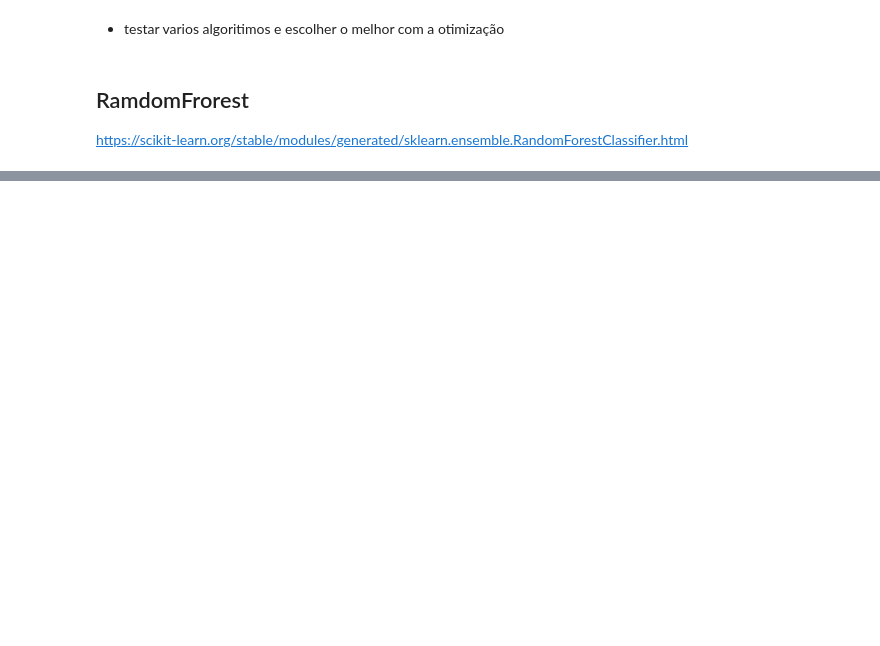
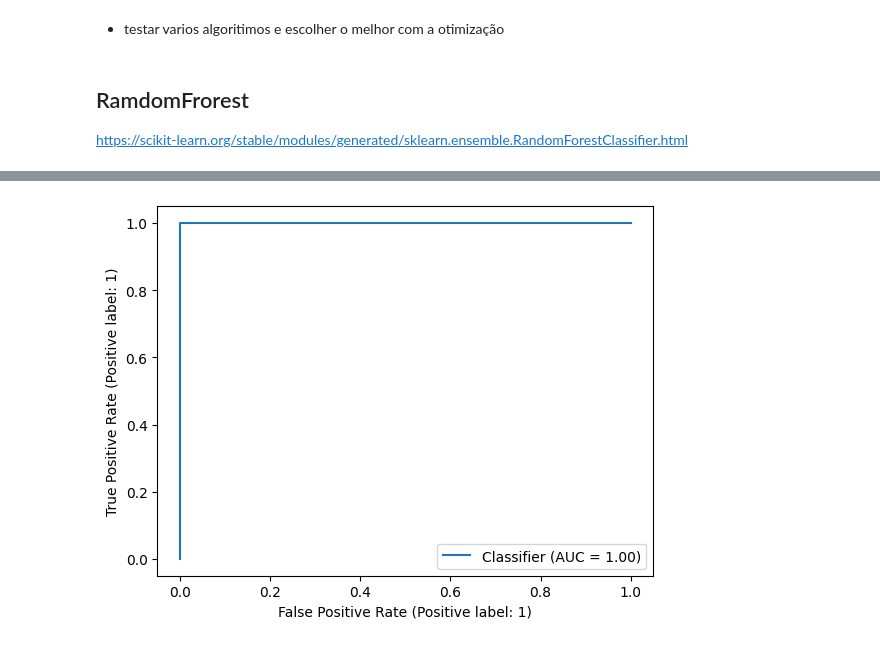
Before and after one commit to Danie110001001109192912/Cancer_prediction, a Jupyter notebook: lung_cancer_prediction.ipynb, the cells around one changed output, grey strips where cells are left out. Cells and saved outputs as stored; diff of their text form; code cells hidden in the pictures; blank space fills up the shorter version.

```diff
--- a/lung_cancer_prediction.ipynb
+++ b/lung_cancer_prediction.ipynb
@@ -290,0 +396,5 @@ https://scikit-learn.org/stable/modules/generated/sklearn.ensemble.RandomForestC
+# %%
+RocCurveDisplay.from_predictions(y_test, rf_pred)
+plt.show()
+# %% [output]
+[figure, added]
```
Also changed, not shown: parts of 11 cells of this notebook.
